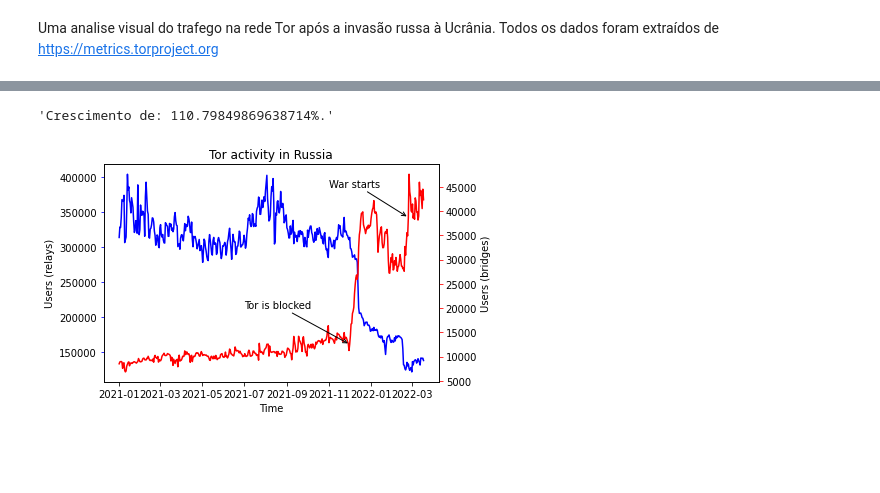
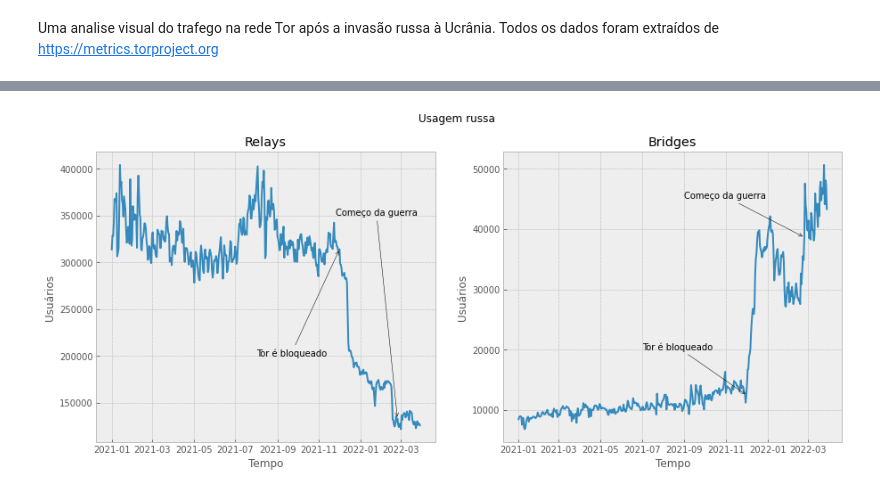
Before and after one commit to luccagodooy/tor-ukr-rus, a Jupyter notebook: main.ipynb, the cells around one changed output, grey strips where cells are left out. Drawn from its saved outputs; the diff is of its cells as text; code cells hidden in the pictures; blank space fills up the shorter version.

Commit message:
Use Seaborn instead of Matplotlib

```diff
--- a/main.ipynb
+++ b/main.ipynb
@@ -4,6 +9,4 @@ Todos os dados foram extraídos de https://metrics.torproject.org
 # %%
-import pandas as pd
-import matplotlib.pyplot as plt
 
 # Importacao dos CSVs
 def relayImport(x):
@@ -12,11 +15,8 @@ def relayImport(x):
 def bridgeImport(x):
     return pd.read_csv('https://metrics.torproject.org/userstats-bridge-country.csv?country=' + str(x), comment='#', parse_dates=['date'], index_col=['date'])
 
-relayRu = relayImport('ru')
-relayUa = relayImport('ua')
-
-bridgeRu = bridgeImport('ru')
-bridgeUa = bridgeImport('ua')
+relayRu, bridgeRu = relayImport('ru'), bridgeImport('ru')
+relayUa, bridgeUa = relayImport('ua'), bridgeImport('ua')
 # %%
 # Funcao para agilizar a plotagem
 def viz(axes, a, b, color, xlabel, ylabel):
@@ -30,3 +30,9 @@ def porcentagem(a, b):
 
 def plotAnnotate(axes, tag, x, y, xtext, ytext, style, color):
     axes.annotate(tag, xy=(x, y), xytext=(xtext, ytext), arrowprops={'arrowstyle': style, 'color': color})
+
+def snsviz(axes, df, a, b, xlabel, ylabel, title):
+    sns.lineplot(ax=axes, data=df, x=a, y=b)
+    axes.set_xlabel(xlabel)
+    axes.set_ylabel(ylabel)
+    axes.set_title(title)
@@ -55,22 +78,26 @@ porcentagem(bridgeUa['users'].loc['2022-02-24'], bridgeUa['users'].loc['2022-02-
 # %%
-fig, ax = plt.subplots()
-
 relayRu_ytd, bridgeRu_ytd = relayRu[start:], bridgeRu[start:]
 
-ax2 = ax.twinx()
+# Plot of Russian stats
+fig, ax = plt.subplots(1, 2, figsize=(15, 6), sharex=True)
+fig.suptitle('Usagem russa')
 
-viz(ax, relayRu_ytd.index, relayRu_ytd['users'], 'blue', 'Time', 'Users (relays)')
-viz(ax2, bridgeRu_ytd.index, bridgeRu_ytd['users'], 'red', 'Time', 'Users (bridges)')
+# First plot
+snsviz(ax[0], relayRu_ytd, 'date', 'users', 'Tempo', 'Usuários', 'Relays')
+plotAnnotate(ax[0], 'Tor é bloqueado', pd.Timestamp('2021-12-01'), relayRu['users'].loc['2021-12-01'], \
+    pd.Timestamp('2021-08-01'), 200000, '->', 'black')
+plotAnnotate(ax[0], 'Começo da guerra', pd.Timestamp('2022-02-24'), relayRu['users'].loc['2022-02-24'], \
+    pd.Timestamp('2021-11-25'), 350000, '->', 'black')
 
-plotAnnotate(ax2, 'Tor is blocked', pd.Timestamp('2021-12-01'), bridgeRu['users'].loc['2021-12-01'], \
+# Second plot
+snsviz(ax[1], bridgeRu_ytd, 'date', 'users', 'Tempo', 'Usuários', 'Bridges')
+plotAnnotate(ax[1], 'Tor é bloqueado', pd.Timestamp('2021-12-01'), bridgeRu['users'].loc['2021-12-01'], \
     pd.Timestamp('2021-07-01'), 20000, '->', 'black')
-
-plotAnnotate(ax2, 'War starts', pd.Timestamp('2022-02-24'), bridgeRu['users'].loc['2022-02-24'], \
-    pd.Timestamp('2021-11-01'), 45000, '->', 'black')
-
-plt.title('Tor activity in Russia')
+plotAnnotate(ax[1], 'Começo da guerra', pd.Timestamp('2022-02-24'), bridgeRu['users'].loc['2022-02-24'], \
+    pd.Timestamp('2021-09-01'), 45000, '->', 'black')
 
 porcentagem(bridgeRu['users'].loc['2022-02-24'], bridgeRu['users'].loc['2022-02-23'])
+
+plt.savefig('russian_usage.png', bbox_inches='tight')
 # %% [output]
-'Crescimento de: 110.79849869638714%.'
-[figure, old version]
+[figure, new version]
```
Also changed, not shown: parts of 5 cells of this notebook.
